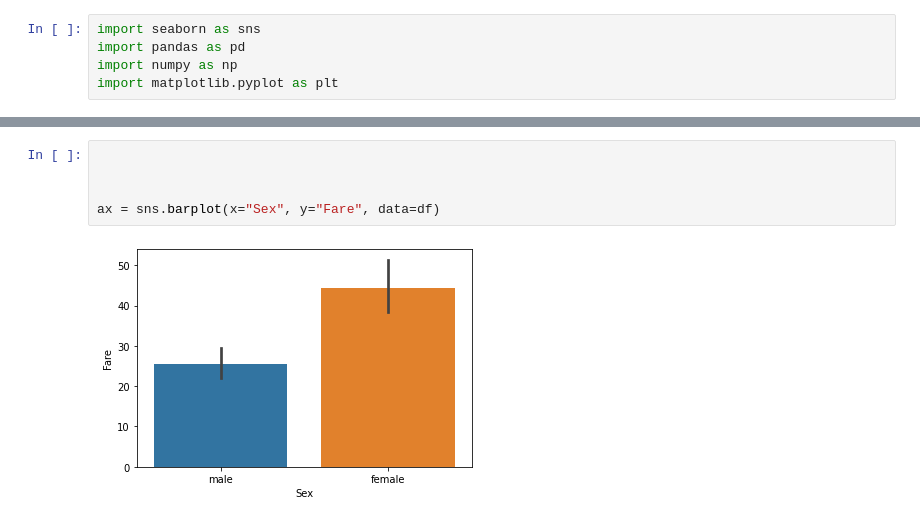
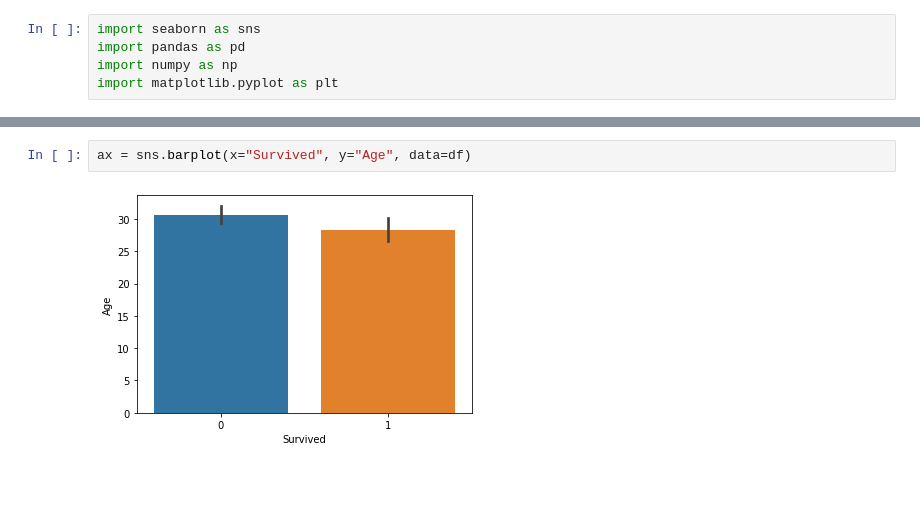
Before and after one commit to AeneasChristodoulou/Machine_Learning, a Jupyter notebook: titanic/Data_Visualisation.ipynb, the cells around one changed output, grey strips where cells are left out. Saved outputs shown, nothing was run; the diff lists cells and outputs as text; blank space fills up the shorter version.

```diff
--- a/titanic/Data_Visualisation.ipynb
+++ b/titanic/Data_Visualisation.ipynb
@@ -14,9 +14,6 @@ df.head()
 | 3 | 4 | 1 | 1 | Futrelle, Mrs. Jacques Heath (Lil... | female | 35.0 | 1 | 0 | 113803 | 53.1000 | ... |
 | 4 | 5 | 0 | 3 | Allen, Mr. William Henry | male | 35.0 | 0 | 0 | 373450 | 8.0500 | ... |
 # %%
-
-
-
-ax = sns.barplot(x="Sex", y="Fare", data=df)
+ax = sns.barplot(x="Survived", y="Age", data=df)
 # %% [output]
-[figure, old version]
+[figure, new version]
```
Also changed, not shown: 1 other file.
